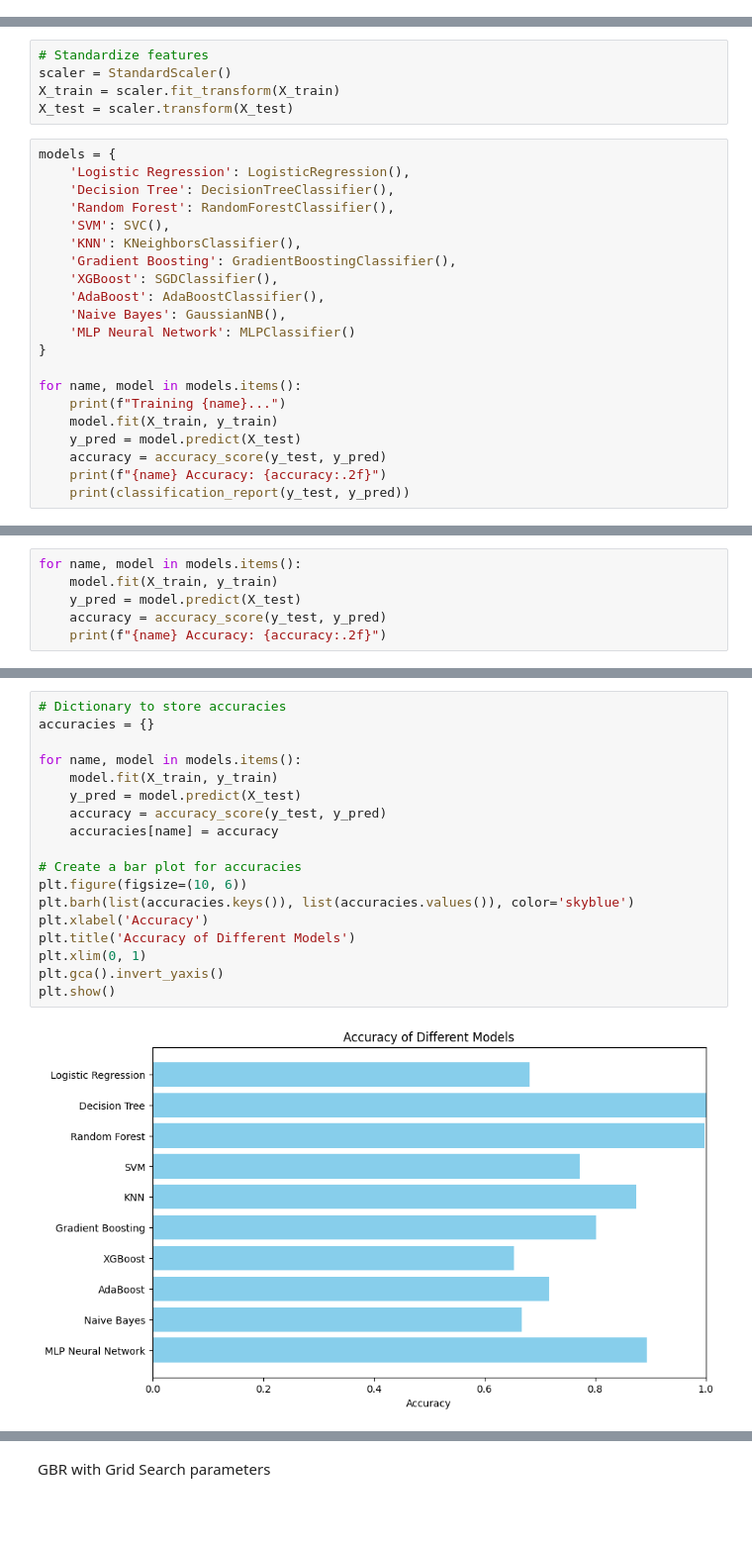
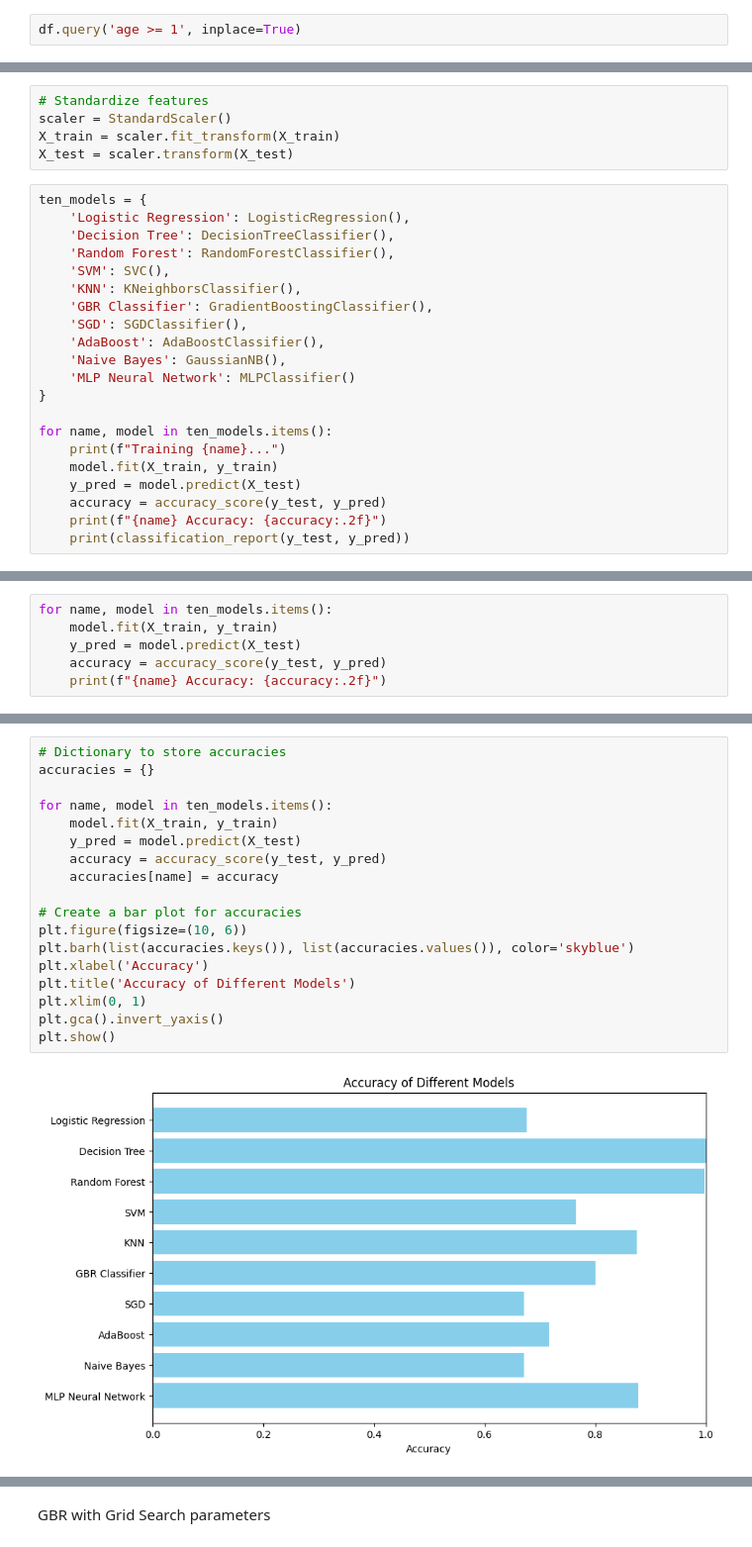
Before and after one commit to akram-25/ML-P2-18-Group-Project, a Jupyter notebook: Notebooks/ML Project.ipynb, the cells around one changed output, grey strips where cells are left out. Shown: that part at 99% size. Drawn from its saved outputs; the diff is of its cells as text; blank space fills up the shorter version.

Commit message:
first notebook draft with models

```diff
--- a/Notebooks/ML Project.ipynb
+++ b/Notebooks/ML Project.ipynb
@@ -161,0 +211,2 @@ df = df.dropna()
+# %%
+df.query('age >= 1', inplace=True)
@@ -205,20 +265,20 @@ scaler = StandardScaler()
 X_train = scaler.fit_transform(X_train)
 X_test = scaler.transform(X_test)
 # %%
-models = {
+ten_models = {
     'Logistic Regression': LogisticRegression(),
     'Decision Tree': DecisionTreeClassifier(),
     'Random Forest': RandomForestClassifier(),
     'SVM': SVC(),
     'KNN': KNeighborsClassifier(),
-    'Gradient Boosting': GradientBoostingClassifier(),
-    'XGBoost': SGDClassifier(),
+    'GBR Classifier': GradientBoostingClassifier(),
+    'SGD': SGDClassifier(),
     'AdaBoost': AdaBoostClassifier(),
     'Naive Bayes': GaussianNB(),
     'MLP Neural Network': MLPClassifier()
 }
 
-for name, model in models.items():
+for name, model in ten_models.items():
     print(f"Training {name}...")
     model.fit(X_train, y_train)
     y_pred = model.predict(X_test)
@@ -263,5 +323,5 @@ weighted avg       0.88      0.88      0.88      8182
 # %%
-for name, model in models.items():
+for name, model in ten_models.items():
     model.fit(X_train, y_train)
     y_pred = model.predict(X_test)
     accuracy = accuracy_score(y_test, y_pred)
@@ -280,20 +340,20 @@ MLP Neural Network Accuracy: 0.89
 # %%
 # Dictionary to store accuracies
 accuracies = {}
 
-for name, model in models.items():
+for name, model in ten_models.items():
     model.fit(X_train, y_train)
     y_pred = model.predict(X_test)
     accuracy = accuracy_score(y_test, y_pred)
     accuracies[name] = accuracy
 
 # Create a bar plot for accuracies
 plt.figure(figsize=(10, 6))
 plt.barh(list(accuracies.keys()), list(accuracies.values()), color='skyblue')
 plt.xlabel('Accuracy')
 plt.title('Accuracy of Different Models')
 plt.xlim(0, 1)
 plt.gca().invert_yaxis()
 plt.show()
 # %% [output]
-[figure, old version]
+[figure, new version]
```
Also changed, not shown: parts of 82 cells of this notebook, 4 other files.
